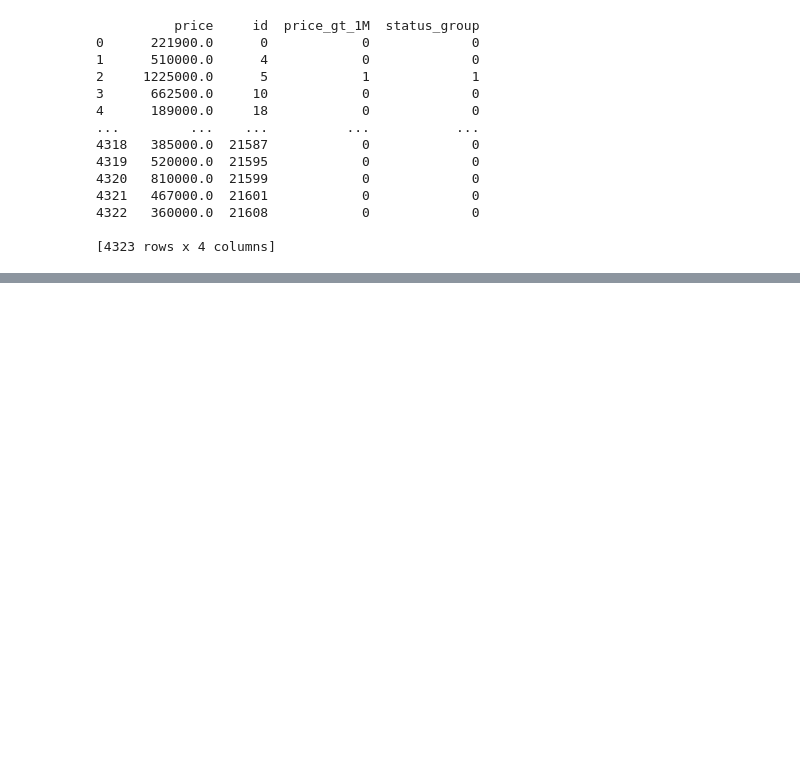
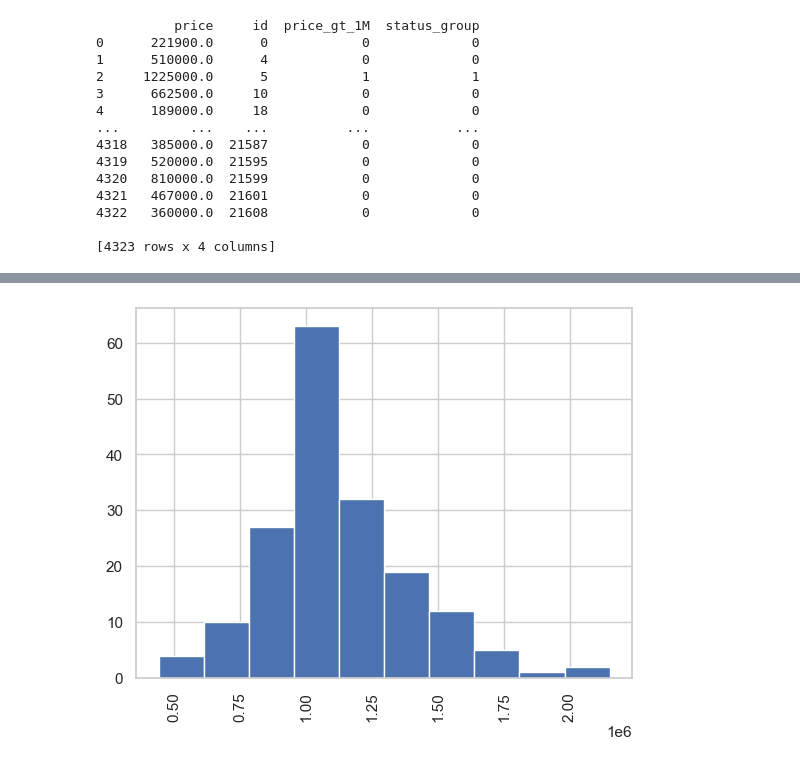
Before and after one commit to Rhedhead0621/hw1_hojdila, a Jupyter notebook: hw1_hojdila.ipynb, the cells around one changed output, grey strips where cells are left out. Saved outputs shown, nothing was run; the diff lists cells and outputs as text; code cells hidden in the pictures; blank space fills up the shorter version.

```diff
--- a/hw1_hojdila.ipynb
+++ b/hw1_hojdila.ipynb
@@ -1177,0 +1178,4 @@ df_merged.to_csv('./data/merged.csv', index=False)
+# %%
+# Make a true false column
+df_merged['isError'] = np.where(df_merged['price_gt_1M'] != df_merged['status_group'], True, False)
+df_merged
@@ -1177,0 +1196,2 @@ df_merged.to_csv('./data/merged.csv', index=False)
+# %%
+error_df= df_merged.loc[df_merged['isError']==True]
@@ -1177,0 +1214,7 @@ df_merged.to_csv('./data/merged.csv', index=False)
+# %%
+x = error_df['price']
+plt.hist(x)
+plt.xticks(rotation=90)
+plt.show()
+# %% [output]
+[figure, added]
```
Also changed, not shown: parts of 3 cells of this notebook, 1 other file.
